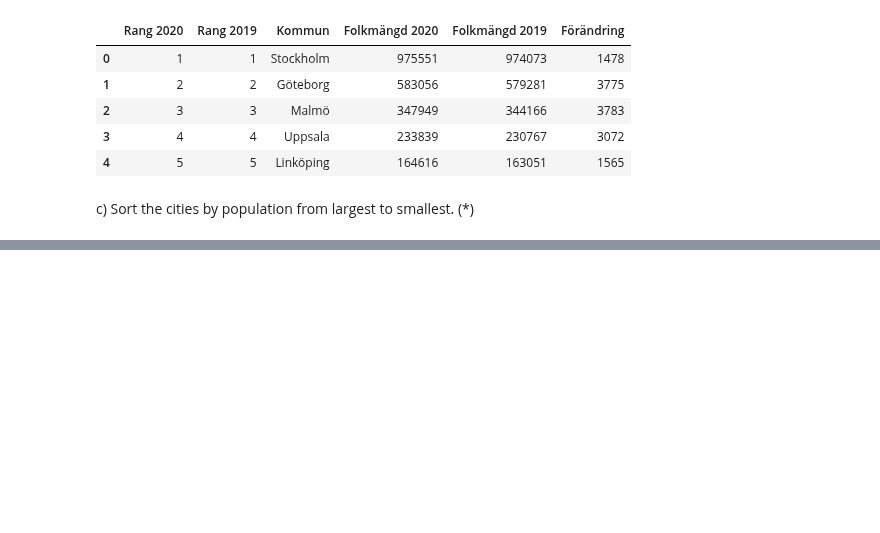
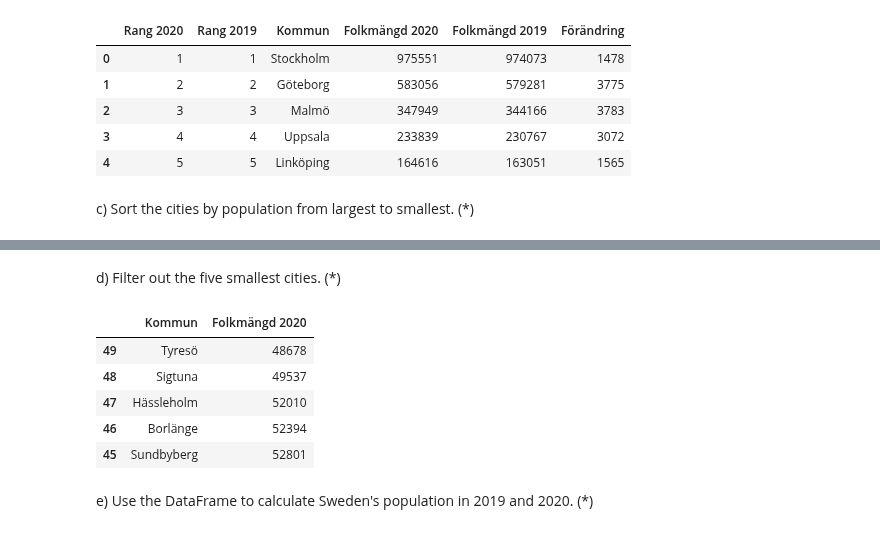
Before and after one commit to Zandri2k/Python-Sandra-Nilsson-OPA23, a Jupyter notebook: exercise/Python_exercises.ipynb, the cells around one changed output, grey strips where cells are left out. Drawn from its saved outputs; the diff is of its cells as text; code cells hidden in the pictures; blank space fills up the shorter version.

```diff
--- a/exercise/Python_exercises.ipynb
+++ b/exercise/Python_exercises.ipynb
@@ -494,0 +495,15 @@ Name: Folkmängd 2020, dtype: int64
+# %% [markdown]
+  d) Filter out the five smallest cities. (*)
+# %%
+
+df_5_smallest = df_1[["Kommun", "Folkmängd 2020"]].sort_values(by="Folkmängd 2020", ascending=True).iloc[:5]
+df_5_smallest
+# %% [output]
+|  | Kommun | Folkmängd 2020 |
+| 49 | Tyresö | 48678 |
+| 48 | Sigtuna | 49537 |
+| 47 | Hässleholm | 52010 |
+| 46 | Borlänge | 52394 |
+| 45 | Sundbyberg | 52801 |
+# %% [markdown]
+  e) Use the DataFrame to calculate Sweden's population in 2019 and 2020. (*)
```
Also changed, not shown: parts of 6 cells of this notebook.
